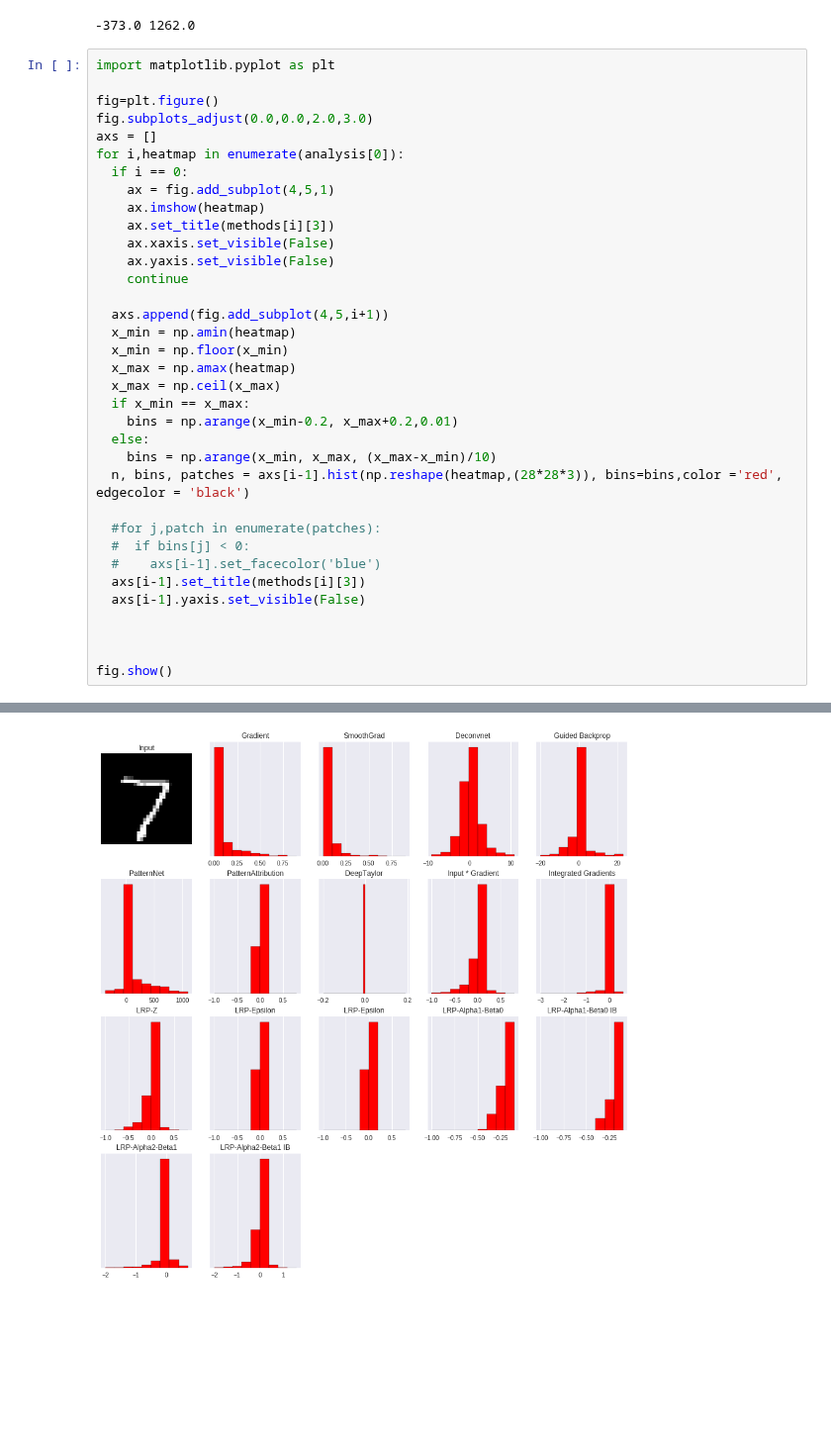
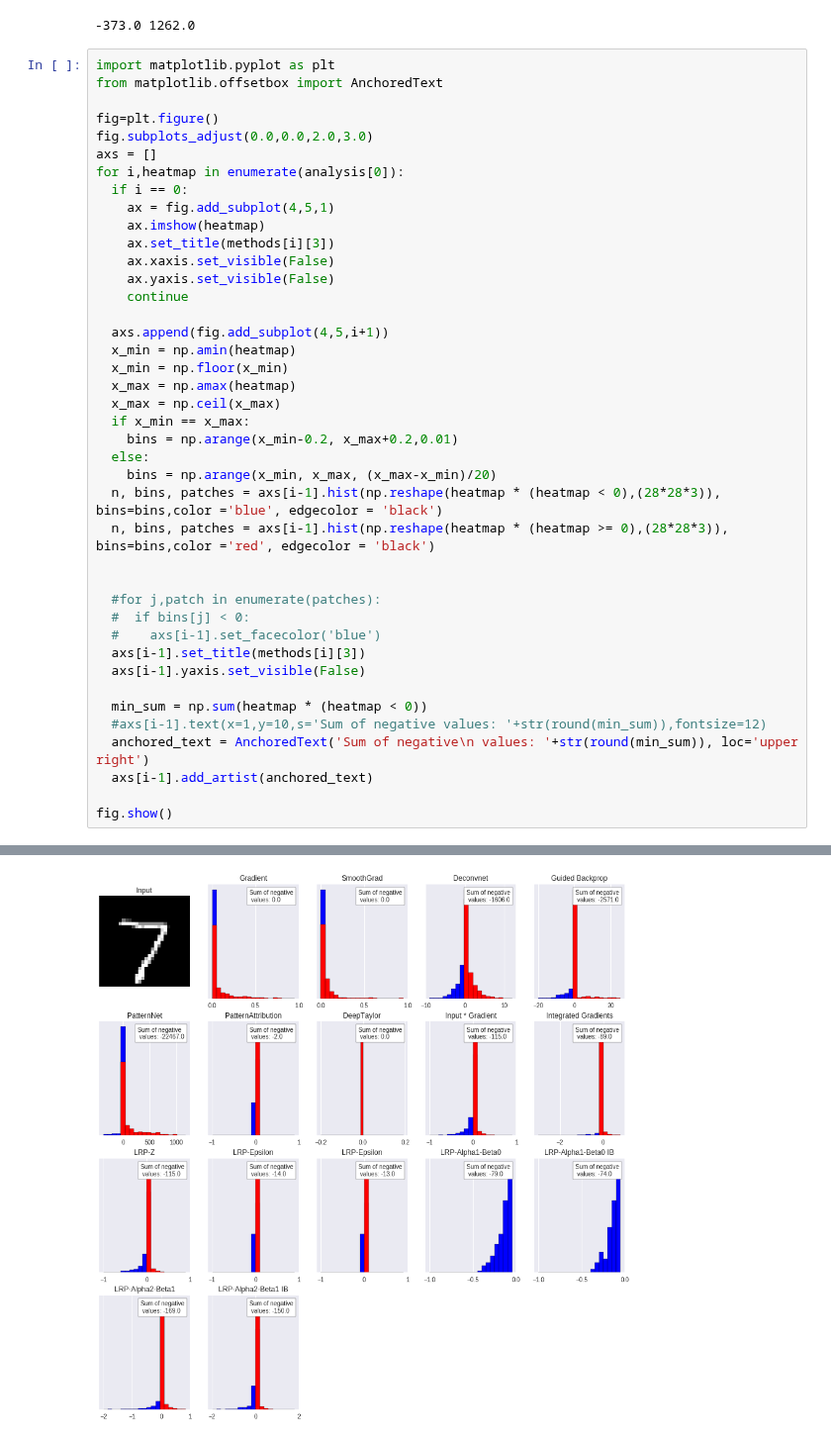
Before and after one commit to SimonSchrodi/understanding_cnn, a Jupyter notebook: notebooks/Positivity_Explanation.ipynb, the cells around one changed output, grey strips where cells are left out. Shown at 99% size. Saved outputs shown, nothing was run; the diff lists cells and outputs as text; blank space fills up the shorter version.

```diff
--- a/notebooks/Positivity_Explanation.ipynb
+++ b/notebooks/Positivity_Explanation.ipynb
@@ -237,39 +237,45 @@ print(x_min,x_max)
 -373.0 1262.0
 # %%
 import matplotlib.pyplot as plt
+from matplotlib.offsetbox import AnchoredText
 
 fig=plt.figure()
 fig.subplots_adjust(0.0,0.0,2.0,3.0)
 axs = []
 for i,heatmap in enumerate(analysis[0]):
   if i == 0:
     ax = fig.add_subplot(4,5,1)
     ax.imshow(heatmap)
     ax.set_title(methods[i][3])
     ax.xaxis.set_visible(False)
     ax.yaxis.set_visible(False)
     continue
 
   axs.append(fig.add_subplot(4,5,i+1))
   x_min = np.amin(heatmap)
   x_min = np.floor(x_min)
   x_max = np.amax(heatmap)
   x_max = np.ceil(x_max)
   if x_min == x_max:
     bins = np.arange(x_min-0.2, x_max+0.2,0.01)
   else:
-    bins = np.arange(x_min, x_max, (x_max-x_min)/10)
-  n, bins, patches = axs[i-1].hist(np.reshape(heatmap,(28*28*3)), bins=bins,color ='red', edgecolor = 'black')
+    bins = np.arange(x_min, x_max, (x_max-x_min)/20)
+  n, bins, patches = axs[i-1].hist(np.reshape(heatmap * (heatmap < 0),(28*28*3)), bins=bins,color ='blue', edgecolor = 'black')
+  n, bins, patches = axs[i-1].hist(np.reshape(heatmap * (heatmap >= 0),(28*28*3)), bins=bins,color ='red', edgecolor = 'black')
+
 
   #for j,patch in enumerate(patches):
   #  if bins[j] < 0:
   #    axs[i-1].set_facecolor('blue')
   axs[i-1].set_title(methods[i][3])
   axs[i-1].yaxis.set_visible(False)
 
-
+  min_sum = np.sum(heatmap * (heatmap < 0))
+  #axs[i-1].text(x=1,y=10,s='Sum of negative values: '+str(round(min_sum)),fontsize=12)
+  anchored_text = AnchoredText('Sum of negative\n values: '+str(round(min_sum)), loc='upper right')
+  axs[i-1].add_artist(anchored_text)
 
 fig.show()
 # %% [output]
 Clipping input data to the valid range for imshow with RGB data ([0..1] for floats or [0..255] for integers).
-[figure, old version]
+[figure, new version]
```
